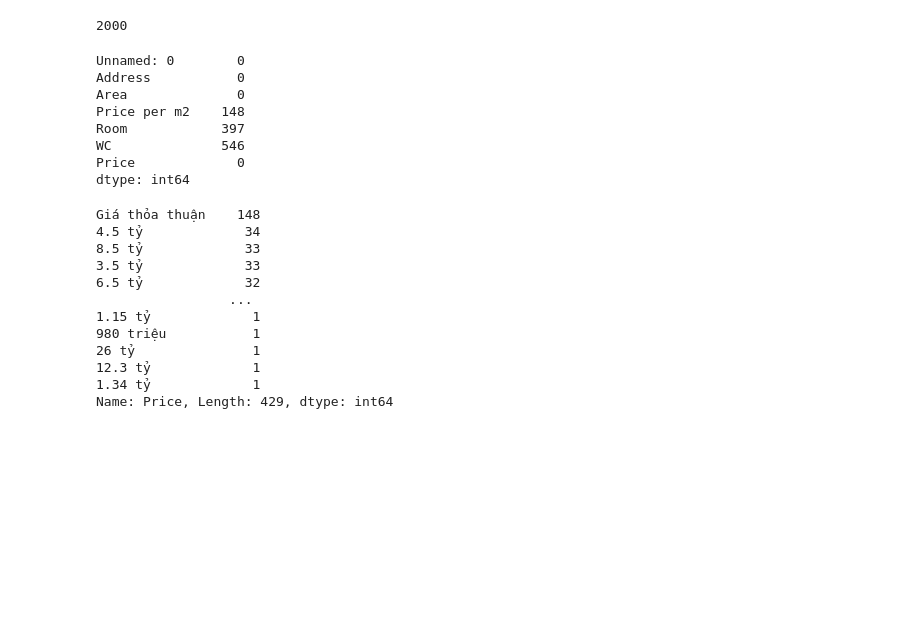
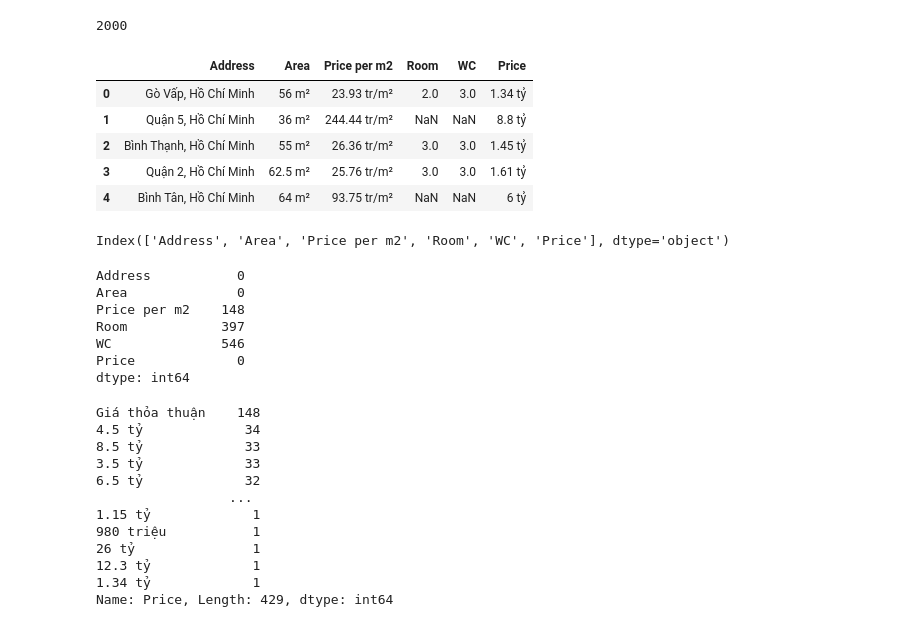
Before and after one commit to HoaNguyen0305/Project_KHDL, a Jupyter notebook: preprocess.ipynb, the cells around one changed output. Drawn from its saved outputs; the diff is of its cells as text; code cells hidden in the pictures; blank space fills up the shorter version.

```diff
--- a/preprocess.ipynb
+++ b/preprocess.ipynb
@@ -31,11 +40,25 @@ df = pd.concat(frames)
 len(df)
 # %% [output]
 2000
+# %%
+df=df.drop(columns=['Unnamed: 0'])
+
+df.head()
+# %% [output]
+|  | Address | Area | Price per m2 | Room | WC | Price |
+| 0 | Gò Vấp, Hồ Chí Minh | 56 m² | 23.93 tr/m² | 2.0 | 3.0 | 1.34 tỷ |
+| 1 | Quận 5, Hồ Chí Minh | 36 m² | 244.44 tr/m² | NaN | NaN | 8.8 tỷ |
+| 2 | Bình Thạnh, Hồ Chí Minh | 55 m² | 26.36 tr/m² | 3.0 | 3.0 | 1.45 tỷ |
+| 3 | Quận 2, Hồ Chí Minh | 62.5 m² | 25.76 tr/m² | 3.0 | 3.0 | 1.61 tỷ |
+| 4 | Bình Tân, Hồ Chí Minh | 64 m² | 93.75 tr/m² | NaN | NaN | 6 tỷ |
+# %%
+df.columns
+# %% [output]
+Index(['Address', 'Area', 'Price per m2', 'Room', 'WC', 'Price'], dtype='object')
 # %%
 #kiểm tra số lượng NULL
 df.isnull().sum()
 # %% [output]
-Unnamed: 0        0
 Address           0
 Area              0
 Price per m2    148
```
Also changed, not shown: parts of 5 cells of this notebook.
